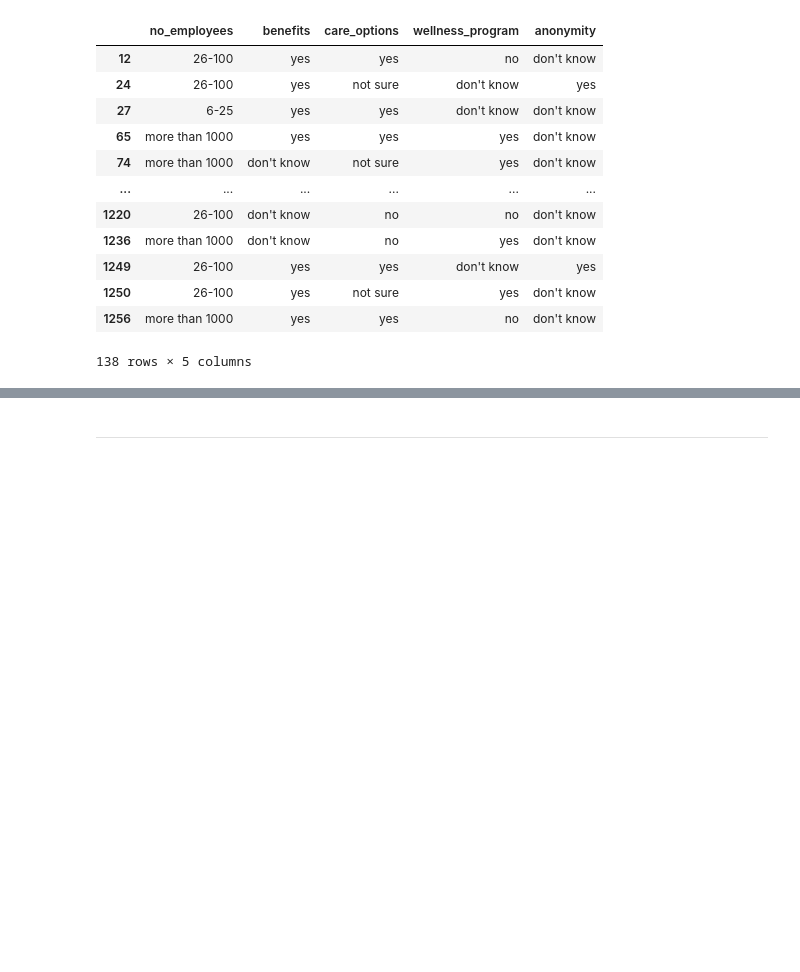
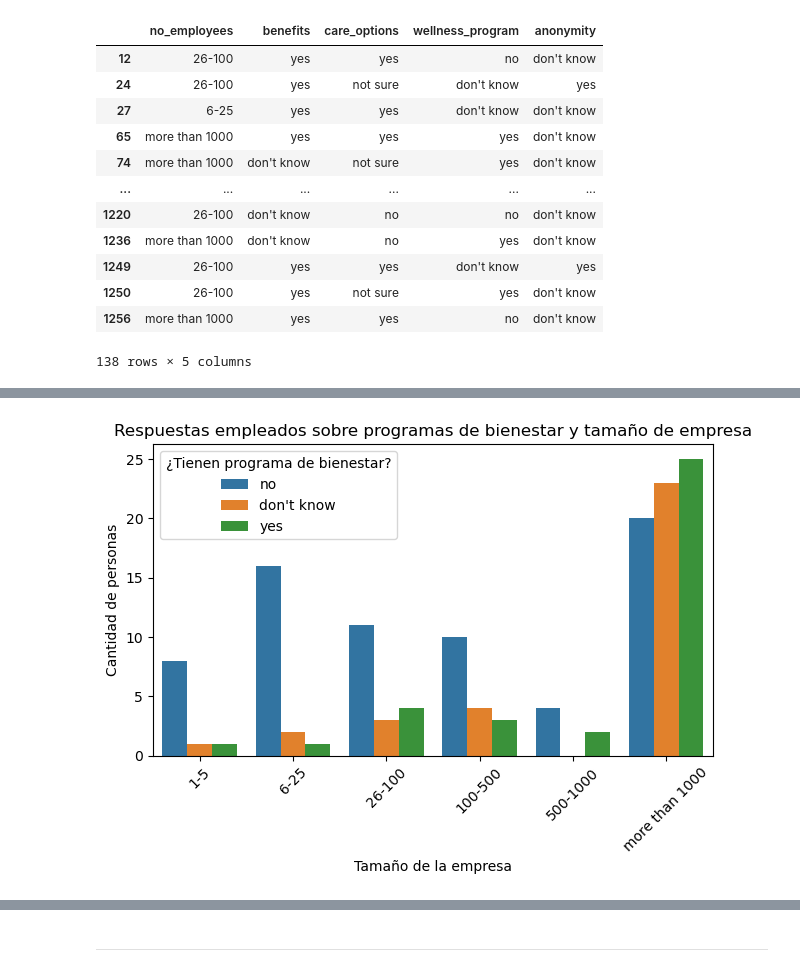
Before and after one commit to dianapgomez/mentalhealth_tableau, a Jupyter notebook: notebooks/analisis_empresa.ipynb, the cells around one changed output, grey strips where cells are left out. Drawn from its saved outputs; the diff is of its cells as text; code cells hidden in the pictures; blank space fills up the shorter version.

```diff
--- a/notebooks/analisis_empresa.ipynb
+++ b/notebooks/analisis_empresa.ipynb
@@ -540,0 +504,14 @@ plt.show()
+# %%
+orden_empleados = ["1-5", "6-25", "26-100", "100-500", "500-1000", "more than 1000"]
+
+sns.countplot(data=data_set_respons_empresa, x='no_employees', hue='wellness_program', order=orden_empleados)
+
+plt.title("Respuestas empleados sobre programas de bienestar y tamaño de empresa")
+plt.xlabel("Tamaño de la empresa")
+plt.ylabel("Cantidad de personas")
+plt.xticks(rotation=45)
+plt.legend(title="¿Tienen programa de bienestar?")
+plt.tight_layout()
+plt.show()
+# %% [output]
+[figure, added]
```
Also changed, not shown: parts of 31 cells of this notebook, 1 other file.
